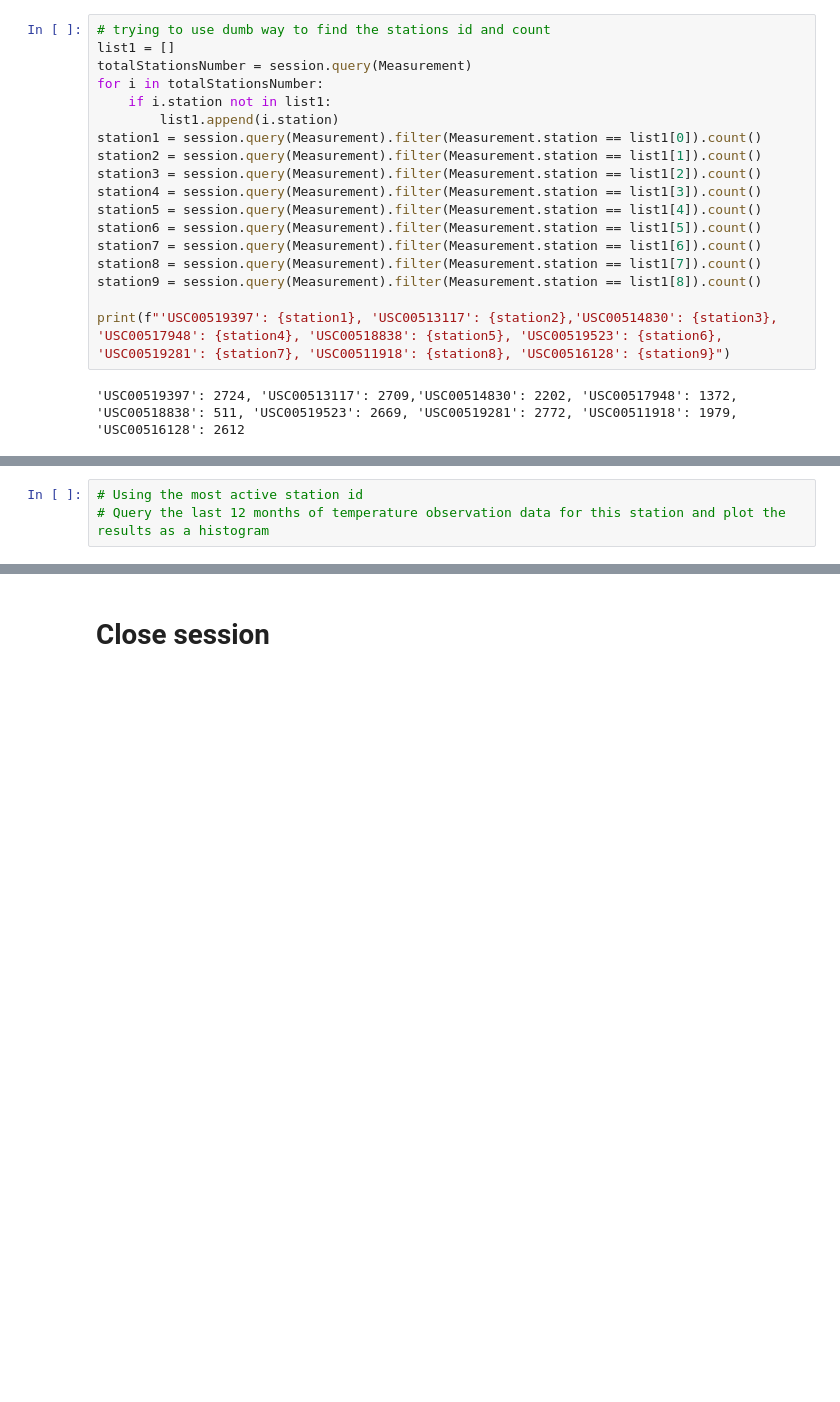
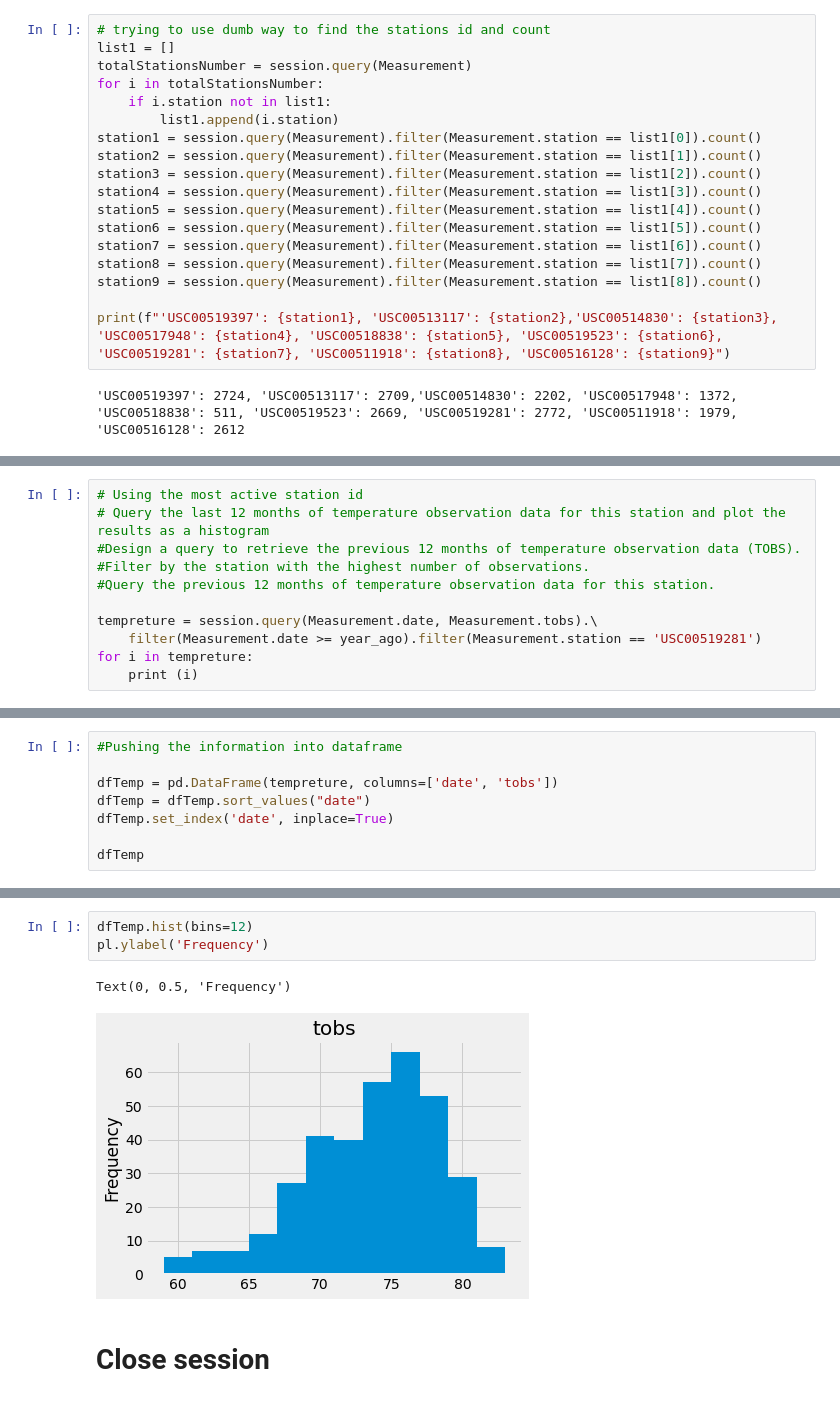
Before and after one commit to Hudaalghazouli/Climate-Analysis-Flask-Sqlalchemy, a Jupyter notebook: climate_starter.ipynb, the cells around one changed output, grey strips where cells are left out. Drawn from its saved outputs; the diff is of its cells as text; blank space fills up the shorter version.

```diff
--- a/climate_starter.ipynb
+++ b/climate_starter.ipynb
@@ -249,3 +238,11 @@ for Aggregate in AggregateFunctions:
 # %%
 # Using the most active station id
 # Query the last 12 months of temperature observation data for this station and plot the results as a histogram
+#Design a query to retrieve the previous 12 months of temperature observation data (TOBS).
+#Filter by the station with the highest number of observations.
+#Query the previous 12 months of temperature observation data for this station.
+
+tempreture = session.query(Measurement.date, Measurement.tobs).\
+    filter(Measurement.date >= year_ago).filter(Measurement.station == 'USC00519281')
+for i in tempreture:
+    print (i)
@@ -251,0 +267,8 @@ for Aggregate in AggregateFunctions:
+# %%
+#Pushing the information into dataframe
+
+dfTemp = pd.DataFrame(tempreture, columns=['date', 'tobs'])
+dfTemp = dfTemp.sort_values("date")
+dfTemp.set_index('date', inplace=True)
+
+dfTemp
@@ -252,3 +290,9 @@ for Aggregate in AggregateFunctions:
+# %%
+dfTemp.hist(bins=12)
+pl.ylabel('Frequency')
+# %% [output]
+Text(0, 0.5, 'Frequency')
+[figure, added]
 # %% [markdown]
 # Close session
 # %%
```
Also changed, not shown: parts of 13 cells of this notebook.
